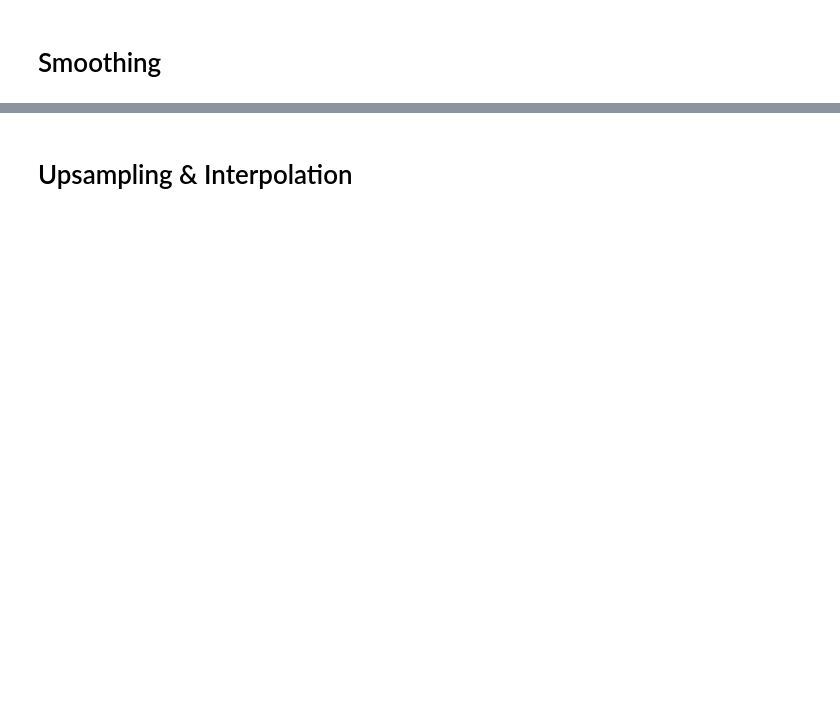
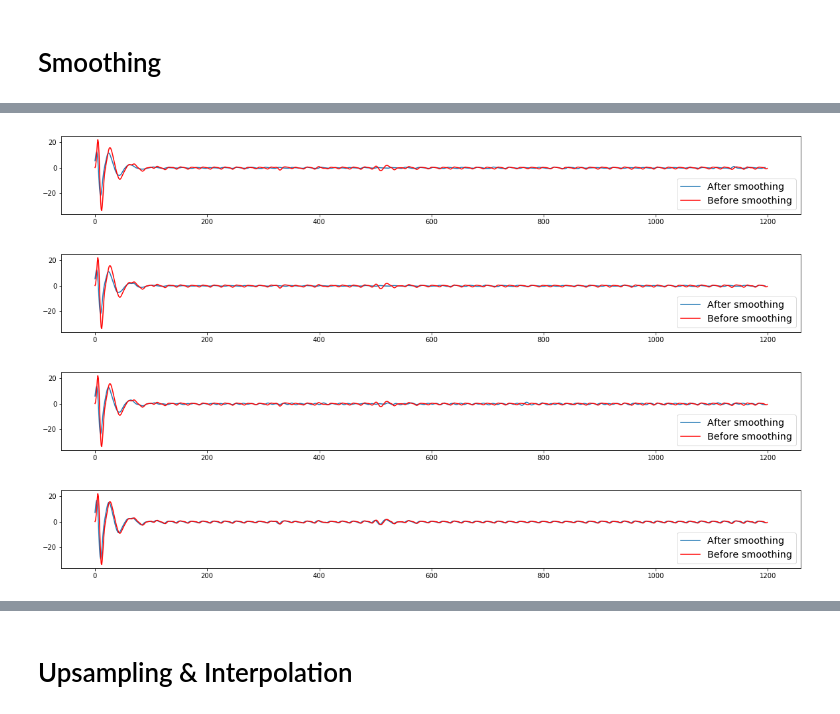
Before and after one commit to jaeyung1001/ML_MEDICAL, a Jupyter notebook: Assignment3/Assignment3.ipynb, the cells around one changed output, grey strips where cells are left out. Saved outputs shown, nothing was run; the diff lists cells and outputs as text; code cells hidden in the pictures; blank space fills up the shorter version.

```diff
--- a/Assignment3/Assignment3.ipynb
+++ b/Assignment3/Assignment3.ipynb
@@ -61,3 +77,24 @@ plt.show()
+# %%
+def smoothing(dict):
+    N = 5
+    smooth = collections.OrderedDict()
+    for index, data in enumerate(dict):
+        smooth_signal = pd.rolling_mean(dict[data], N)[N-1:]
+        fig = plt.figure(figsize=(20,10))
+        ax1 = fig.add_subplot(4,1,index+1)
+        after, = plt.plot(list(range(len(smooth_signal))), smooth_signal, label="After smoothing")
+        before, = plt.plot(list(range(len(filter_bright))), filter_bright, 'r', label="Before smoothing")
+        plt.legend(handles=[after, before], fontsize="x-large")
+        plt.show()
+        smooth[data] = smooth_signal
+    return smooth
+# %%
+smooth = smoothing(band)
+# %% [output]
+[figure, added]
+[figure, added]
+[figure, added]
+[figure, added]
 # %%
 b_cutting = 100
 peak = signal.find_peaks_cwt(smooth_signal[b_cutting:], np.arange(1,20))
```
Also changed, not shown: parts of 14 cells of this notebook.
